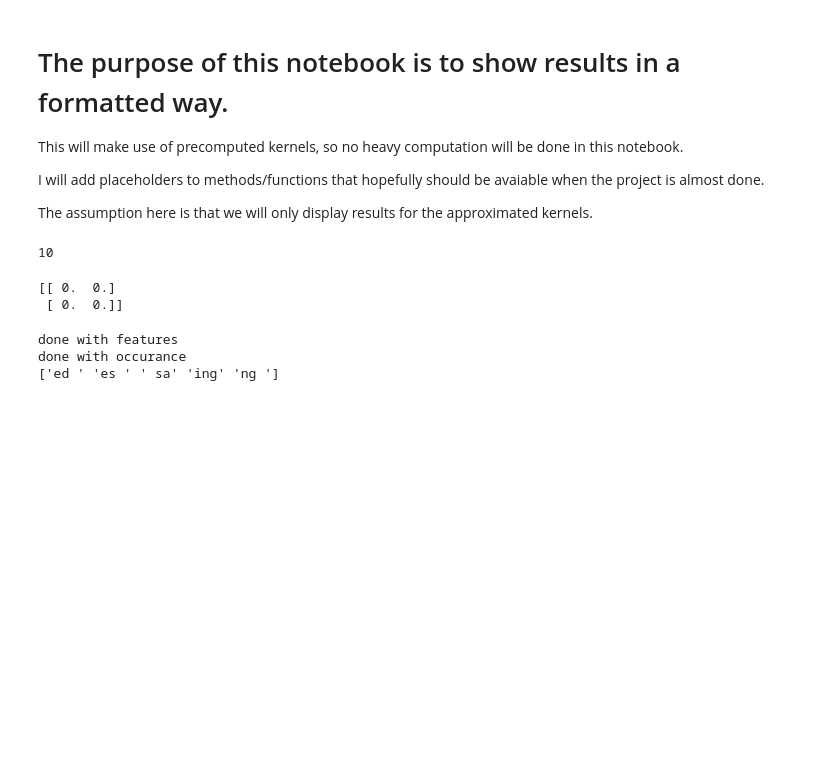
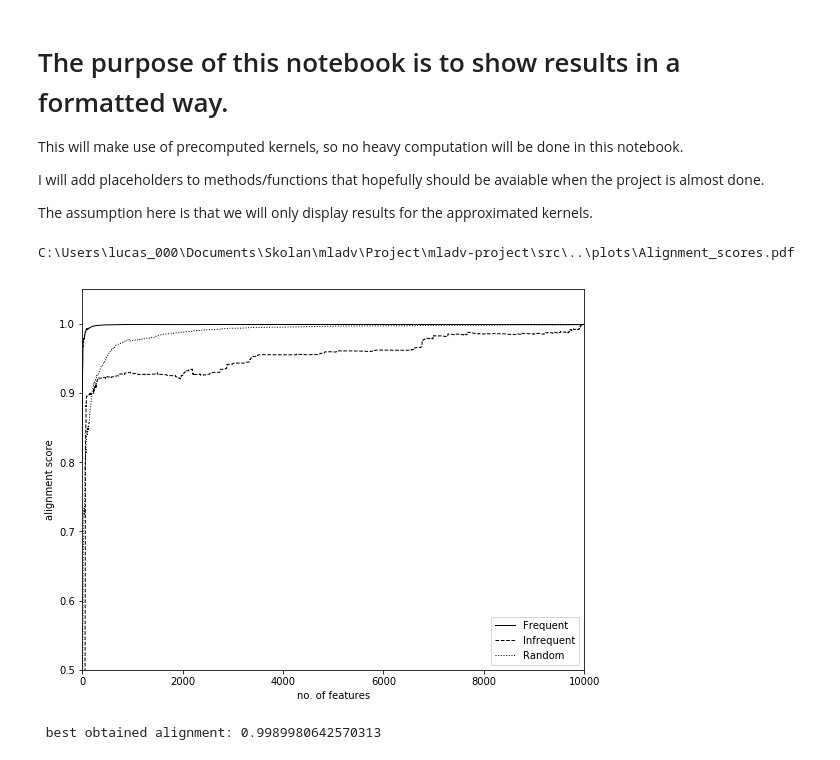
Before and after one commit to LucasGronlund/mladv-project, a Jupyter notebook: src/Results.ipynb, the cells around one changed output. Drawn from its saved outputs; the diff is of its cells as text; code cells hidden in the pictures; blank space fills up the shorter version.

Commit message:
worked more on chapter 6, made a plot etc.

```diff
--- a/src/Results.ipynb
+++ b/src/Results.ipynb
@@ -21,21 +23,29 @@ import alignment as a
-# %%
-data = fd.nrData(100)
-# %% [output]
-10
-# %%
-K = np.zeros([2,2])
-print(K)
-# %% [output]
-[[ 0.  0.]
- [ 0.  0.]]
-# %%
-l=0.5;
-n=3;
-f,s = mostFrequentFeatures(data,n,5)
-
-#K = kernel.approximative_kernel(data,data,f,n,l)
-print(f)
-# %% [output]
-done with features
-done with occurance
-['ed ' 'es ' ' sa' 'ing' 'ng ']
+# %%
+#x=100
+#s = 10000;
+#Kdp = np.random.rand(x,x)
+#Kxs = np.random.rand(x,s)
+#Kss = np.random.rand(s)
+#Kxx = np.random.rand(x)
+
+Kdp = ld.getData('\..\precomp_kernel_values\KdpCptr6.csv')
+Kxs = ld.getData('\..\precomp_kernel_values\KxsCptr6.csv')
+Kss = ld.getData('\..\precomp_kernel_values\KssCptr6.csv')
+Kxx = ld.getData('\..\precomp_kernel_values\KxxCptr6.csv')
+#print(Kxx)
+res = lucasTemp.precomputedKernelComparions(Kdp,Kxs,Kss,Kxx)
+
+resRand1 = lucasTemp.precomputedKernelComparions(Kdp,Kxs,Kss,Kxx,random=True)
+resRand2 = lucasTemp.precomputedKernelComparions(Kdp,Kxs,Kss,Kxx,random=True)
+resRand3 = lucasTemp.precomputedKernelComparions(Kdp,Kxs,Kss,Kxx,random=True)
+resRand4 = lucasTemp.precomputedKernelComparions(Kdp,Kxs,Kss,Kxx,random=True)
+resRand5 = lucasTemp.precomputedKernelComparions(Kdp,Kxs,Kss,Kxx,random=True)
+resRand6 = lucasTemp.precomputedKernelComparions(Kdp,Kxs,Kss,Kxx,random=True)
+resRand7 = lucasTemp.precomputedKernelComparions(Kdp,Kxs,Kss,Kxx,random=True)
+resRand8 = lucasTemp.precomputedKernelComparions(Kdp,Kxs,Kss,Kxx,random=True)
+resRand9 = lucasTemp.precomputedKernelComparions(Kdp,Kxs,Kss,Kxx,random=True)
+resRand10 = lucasTemp.precomputedKernelComparions(Kdp,Kxs,Kss,Kxx,random=True)
+
+resRand = (resRand1+resRand2+resRand3+resRand4+resRand5+resRand6+resRand7+resRand8+resRand9+resRand10)/10
+
+resLeast = lucasTemp.precomputedKernelComparions(Kdp,Kxs,Kss,Kxx,least=True)
@@ -41,0 +63,19 @@ done with occurance
+# %%
+x = range(len(res))
+pb.figure(figsize=(9,7))
+pb.plot(x,res,color='k',label="Frequent",linewidth=1)
+pb.plot(x,resLeast,color='k',label="Infrequent",linewidth=1,linestyle='--')
+pb.plot(x,resRand,color='k',label="Random",linewidth=1,linestyle=':')
+pb.xlabel("no. of features")
+pb.ylabel("alignment score")
+pb.axis([0,10000,0.5,1.05])
+pb.legend(loc="lower right")
+cwd = os.getcwd()
+print(cwd+'\..\plots\Alignment_scores.pdf')
+pb.savefig(cwd+'\..\plots\Alignment_scores.pdf')
+pb.show()
+print("\n best obtained alignment: " + repr(res[-1]))
+# %% [output]
+C:\Users\lucas_000\Documents\Skolan\mladv\Project\mladv-project\src\..\plots\Alignment_scores.pdf
+[figure, added]
+ best obtained alignment: 0.9989980642570313
```
Also changed, not shown: parts of 4 cells of this notebook, 14 other files.
